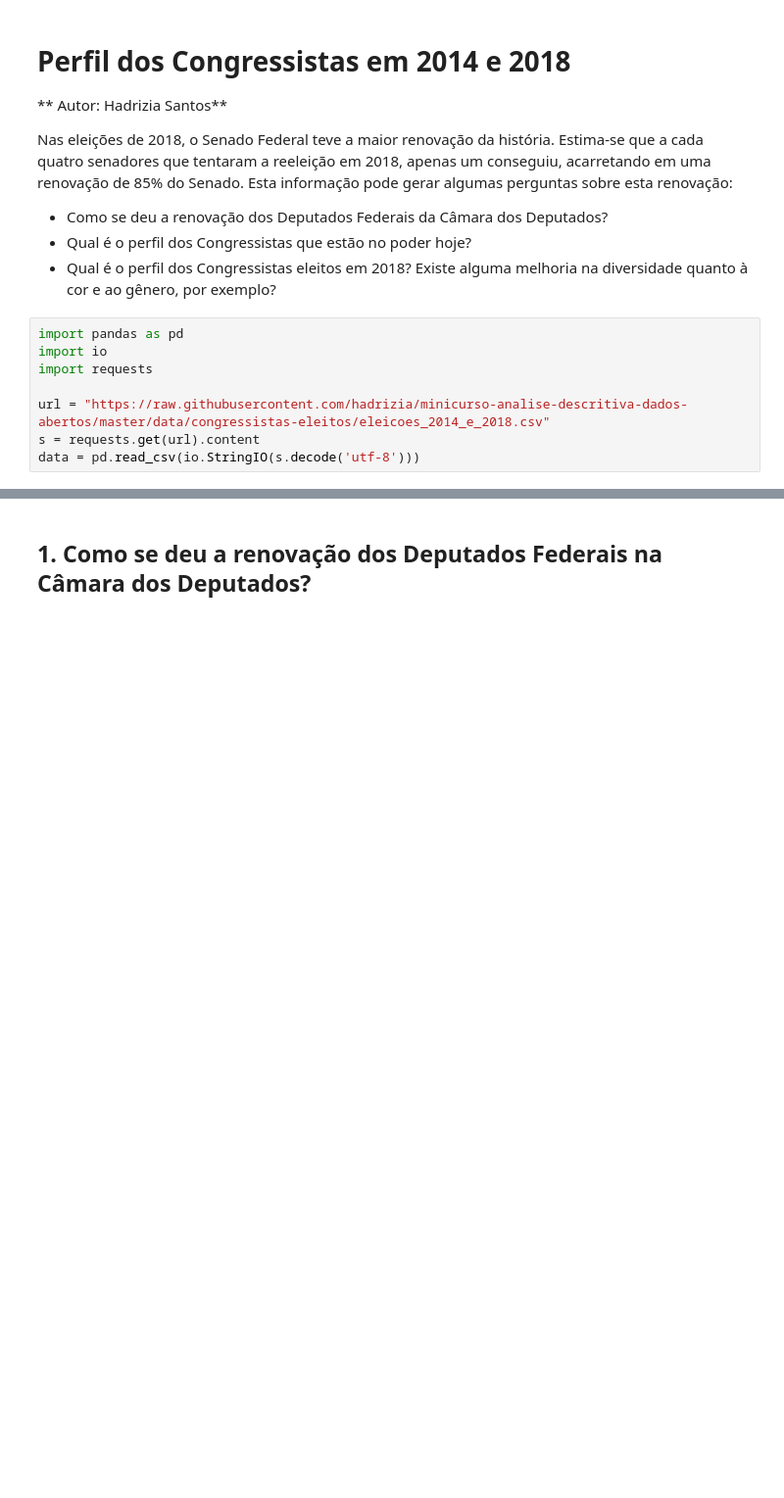
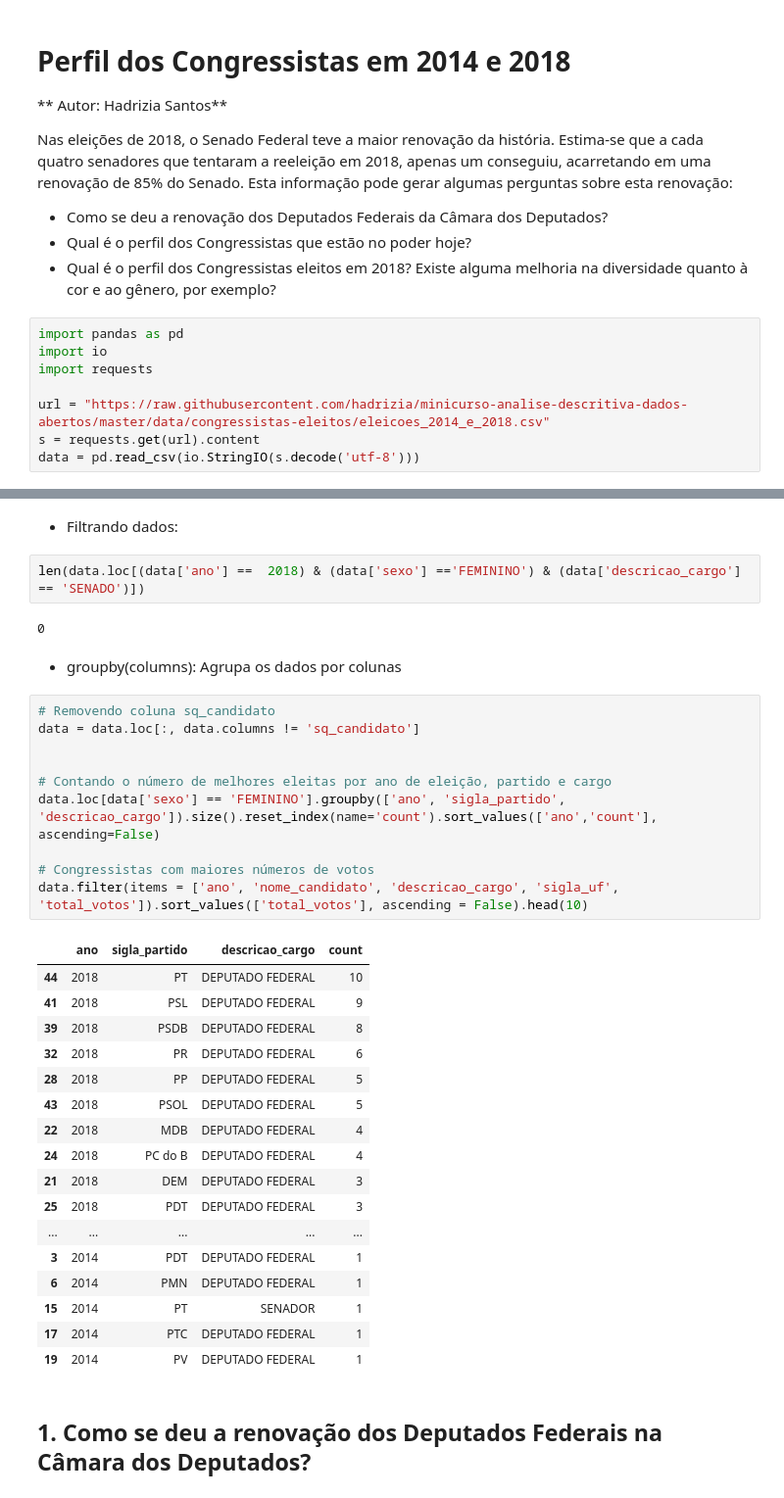
Before and after one commit to pyladiespb-org/minicurso-analise-descritiva-dados-abertos, a Jupyter notebook: CongressistasEDA.ipynb, the cells around one changed output, grey strips where cells are left out. Shown: that part at 98% size. Cells and saved outputs as stored; diff of their text form; blank space fills up the shorter version.

```diff
--- a/CongressistasEDA.ipynb
+++ b/CongressistasEDA.ipynb
@@ -19,3 +32,39 @@ data = pd.read_csv(io.StringIO(s.decode('utf-8')))
+# %% [markdown]
+ * Filtrando dados:
+# %%
+len(data.loc[(data['ano'] ==  2018) & (data['sexo'] =='FEMININO') & (data['descricao_cargo'] == 'SENADO')])
+# %% [output]
+0
+# %% [markdown]
+ * groupby(columns): Agrupa os dados por colunas
+# %%
+# Removendo coluna sq_candidato
+data = data.loc[:, data.columns != 'sq_candidato']
+
+
+# Contando o número de melhores eleitas por ano de eleição, partido e cargo
+data.loc[data['sexo'] == 'FEMININO'].groupby(['ano', 'sigla_partido', 'descricao_cargo']).size().reset_index(name='count').sort_values(['ano','count'], ascending=False)
+
+# Congressistas com maiores números de votos
+data.filter(items = ['ano', 'nome_candidato', 'descricao_cargo', 'sigla_uf', 'total_votos']).sort_values(['total_votos'], ascending = False).head(10)
+# %% [output]
+|  | ano | sigla_partido | descricao_cargo | count |
+| 44 | 2018 | PT | DEPUTADO FEDERAL | 10 |
+| 41 | 2018 | PSL | DEPUTADO FEDERAL | 9 |
+| 39 | 2018 | PSDB | DEPUTADO FEDERAL | 8 |
+| 32 | 2018 | PR | DEPUTADO FEDERAL | 6 |
+| 28 | 2018 | PP | DEPUTADO FEDERAL | 5 |
+| 43 | 2018 | PSOL | DEPUTADO FEDERAL | 5 |
+| 22 | 2018 | MDB | DEPUTADO FEDERAL | 4 |
+| 24 | 2018 | PC do B | DEPUTADO FEDERAL | 4 |
+| 21 | 2018 | DEM | DEPUTADO FEDERAL | 3 |
+| 25 | 2018 | PDT | DEPUTADO FEDERAL | 3 |
+| ... | ... | ... | ... | ... |
+| 3 | 2014 | PDT | DEPUTADO FEDERAL | 1 |
+| 6 | 2014 | PMN | DEPUTADO FEDERAL | 1 |
+| 15 | 2014 | PT | SENADOR | 1 |
+| 17 | 2014 | PTC | DEPUTADO FEDERAL | 1 |
+| 19 | 2014 | PV | DEPUTADO FEDERAL | 1 |
 # %% [markdown]
 ## 1. Como se deu a renovação dos Deputados Federais na Câmara dos Deputados?
 # %%
```
Also changed, not shown: parts of 2 cells of this notebook.
